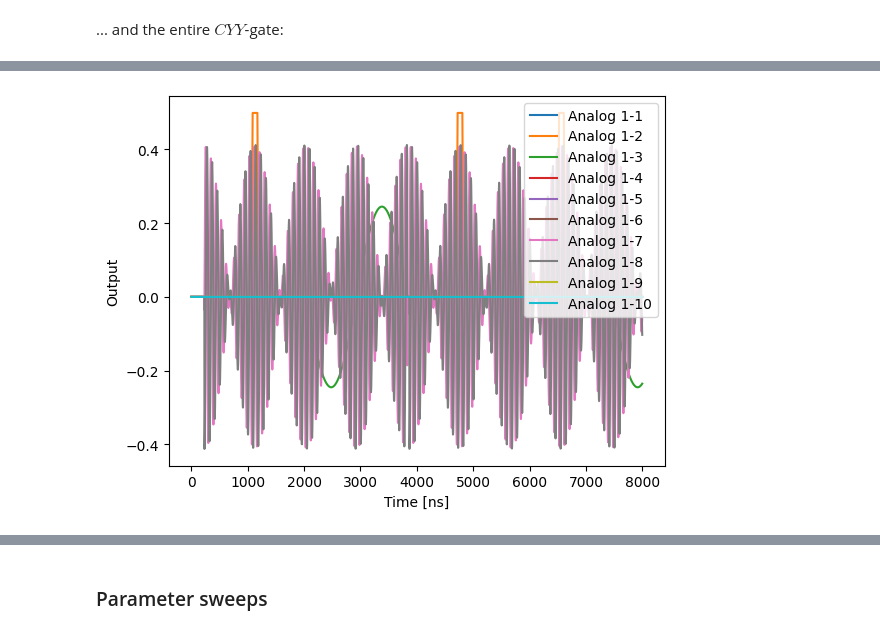
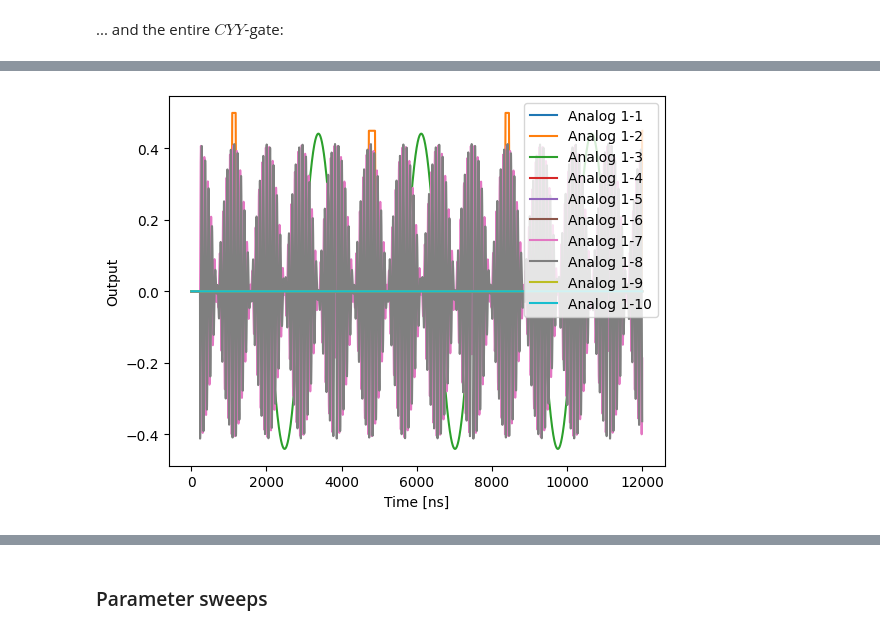
Before and after one commit to andncl/arbok, a Jupyter notebook: arbok/examples/user_guide.ipynb, the cells around one changed output, grey strips where cells are left out. Cells and saved outputs as stored; diff of their text form; code cells hidden in the pictures.

```diff
--- a/arbok/examples/user_guide.ipynb
+++ b/arbok/examples/user_guide.ipynb
@@ -25,0 +17,2 @@ from arbok.samples.sunshine.configs.rf2v_config import rf2v_config
+# %%
+job = square.run_remote_simulation(duration = 300)
@@ -32,9 +35,9 @@ they already have the config for that specific sample
 # %%
-smart_Y = SmartY('smartY')
+duInit = MixedDownUpInit('duInit')
+smart_Y1 = SmartY('smartY1')
+smart_Y2 = SmartY('smartY2')
 smart_swap12 = SmartSwap('smartSwap12')
-smart_swap23 = SmartSwap('smartSwap32')
-square = Square('square')
-duInit = MixedDownUpInit('duInit')
+smart_swap32 = SmartSwap('smartSwap32')
 stReadout = OtherStReadout('stReadout')
 # %% [markdown]
 Next we create an empty `Sequence` class we call 'MEAS' that will structure all
@@ -53,7 +76,8 @@ Thus we add all sub-sequences responsible for qubit control in 'CYY' ...
 # %%
 CYY.add_subsequence(smart_swap12)
-CYY.add_subsequence(smart_Y)
-CYY.add_subsequence(smart_swap23)
+CYY.add_subsequence(smart_Y1)
+CYY.add_subsequence(smart_swap32)
+CYY.add_subsequence(smart_Y2)
 # %% [markdown]
 ... and finally add initialization, control and readout to the summarizing
 `Sequence`.
@@ -101,6 +136,7 @@ job = MEAS.CYY.smartSwap12.run_remote_simulation(duration = 1000)
 # %% [markdown]
 ... and the entire $CYY$-gate:
 # %%
-MEAS.CYY.smartY.smart_cycles(1)
-job = MEAS.CYY.run_remote_simulation(duration = 2000)
+MEAS.CYY.smartY1.smart_cycles(1)
+MEAS.CYY.smartY2.smart_cycles(1)
+job = MEAS.CYY.run_remote_simulation(duration = 3000)
 # %% [output]
@@ -110 +146 @@ job = MEAS.CYY.run_remote_simulation(duration = 2000)
-[figure, old version]
+[figure, new version]
```
Also changed, not shown: parts of 36 cells of this notebook, 15 other files.
